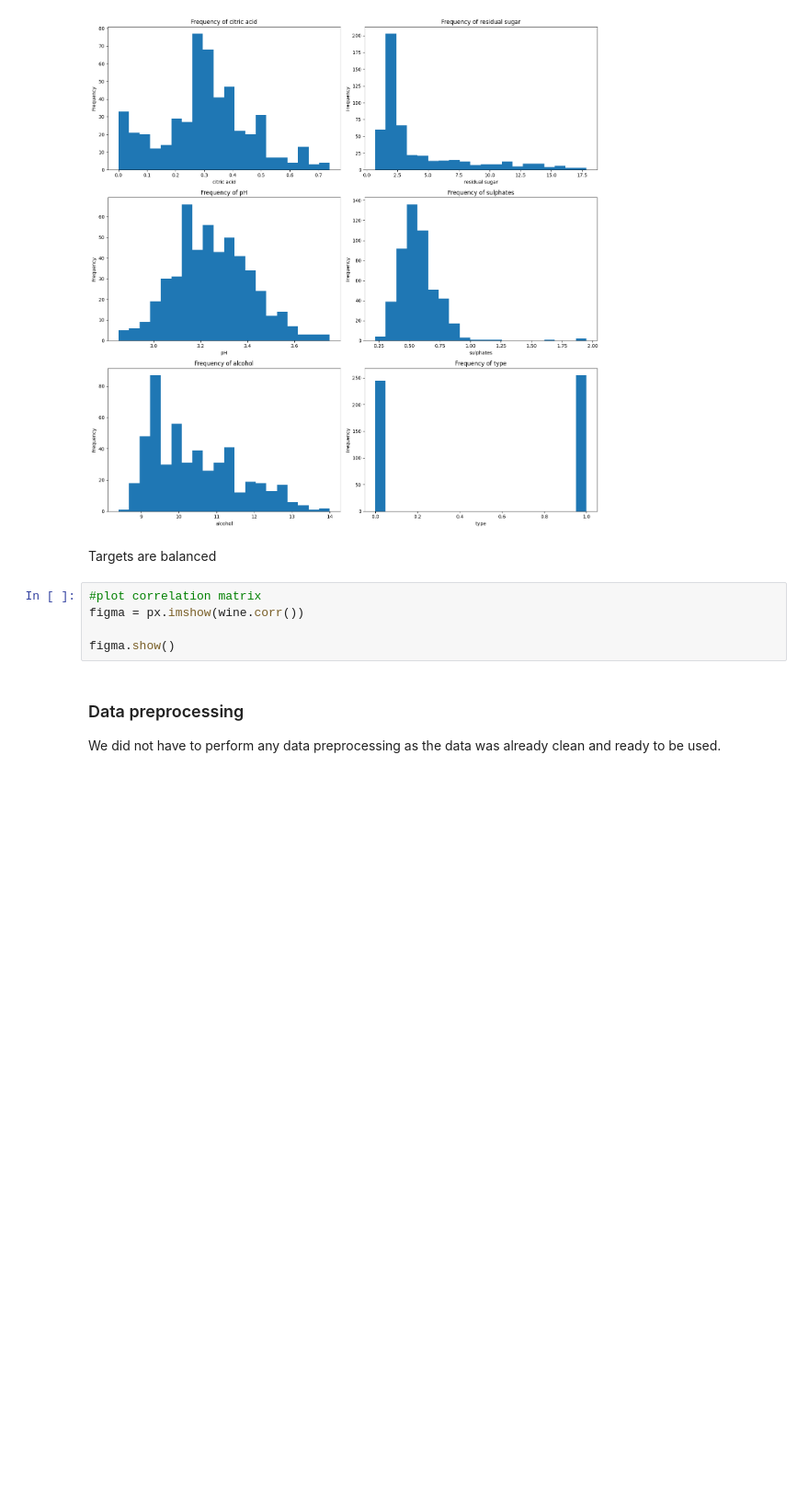
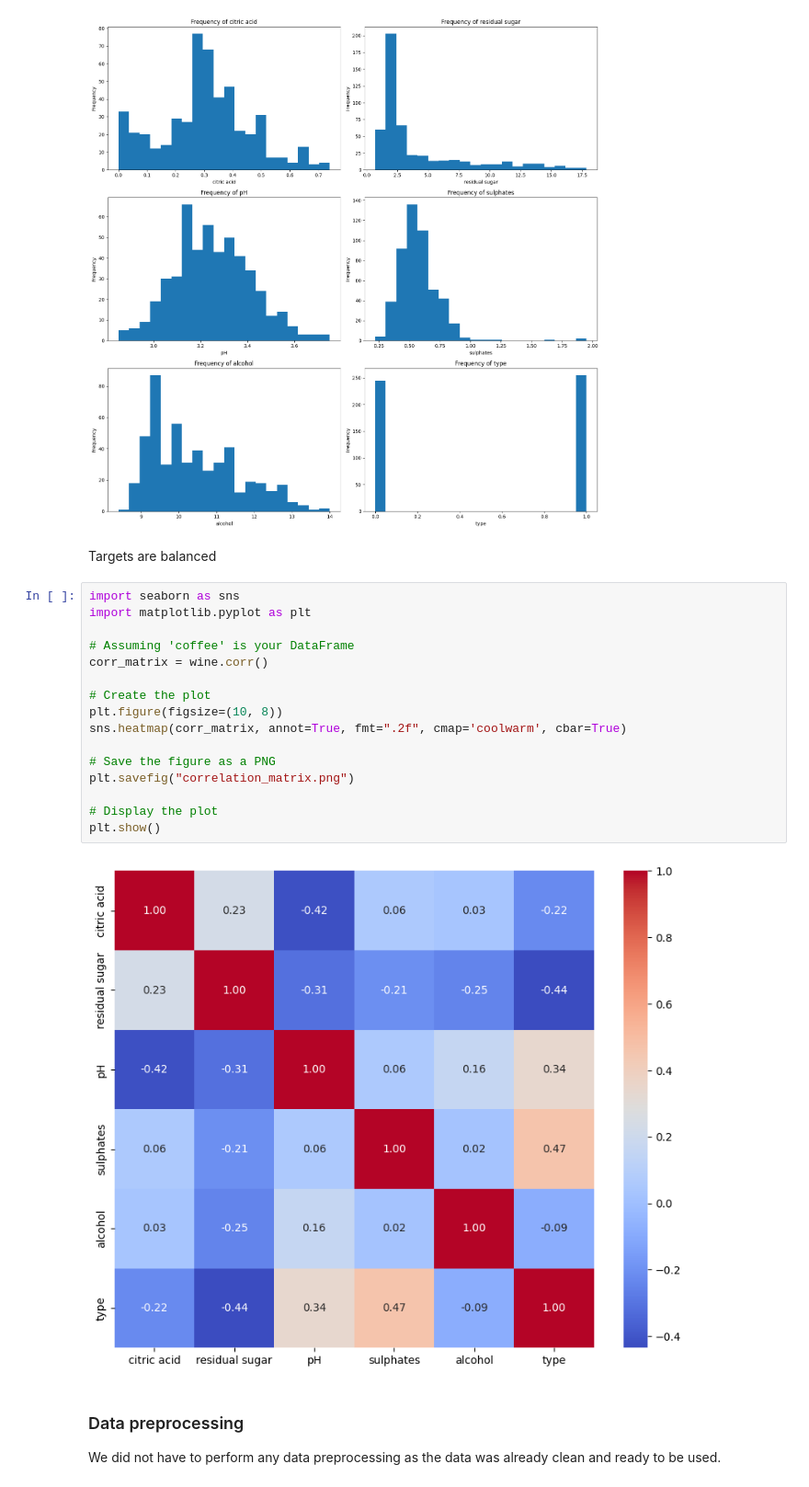
Before and after one commit to FelixAnthonisen/treeClassifiers, a Jupyter notebook: report.ipynb, the cells around one changed output. Shown: that part at 92% size. Drawn from its saved outputs; the diff is of its cells as text; blank space fills up the shorter version.

```diff
--- a/report.ipynb
+++ b/report.ipynb
@@ -80,11 +87,24 @@ plt.show()
 [figure]
 # %% [markdown]
 Targets are balanced
-# %%
-#plot correlation matrix
-figma = px.imshow(wine.corr())
-
-figma.show()
+# %%
+import seaborn as sns
+import matplotlib.pyplot as plt
+
+# Assuming 'coffee' is your DataFrame
+corr_matrix = wine.corr()
+
+# Create the plot
+plt.figure(figsize=(10, 8))
+sns.heatmap(corr_matrix, annot=True, fmt=".2f", cmap='coolwarm', cbar=True)
+
+# Save the figure as a PNG
+plt.savefig("correlation_matrix.png")
+
+# Display the plot
+plt.show()
+# %% [output]
+[figure, added]
 # %% [markdown]
 ### Data preprocessing
 
```
Also changed, not shown: parts of 3 cells of this notebook, 12 other files.
